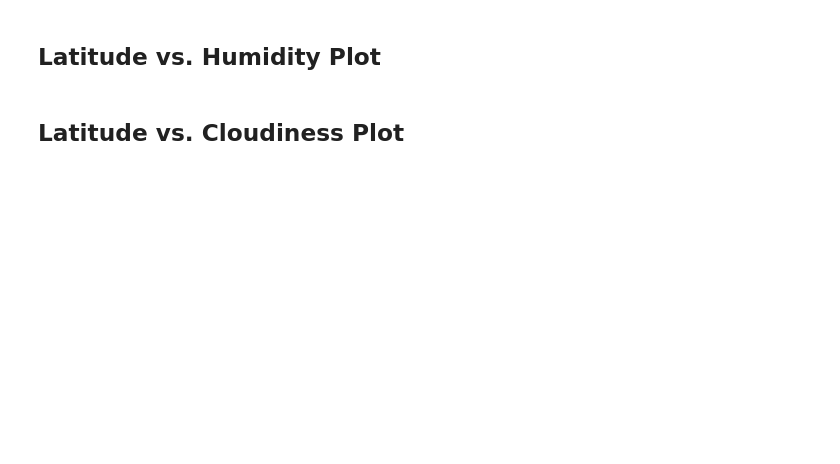
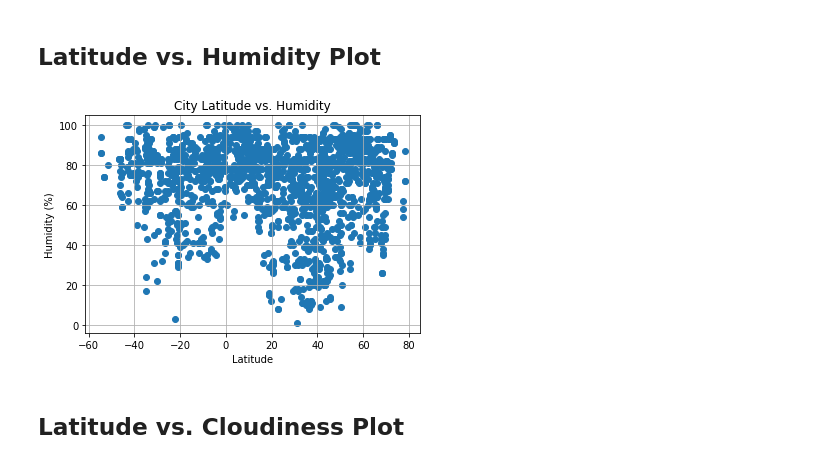
Before and after one commit to hauckc21/python-api-challenge, a Jupyter notebook: code/Weather.Py/WeatherPy.ipynb, the cells around one changed output. Cells and saved outputs as stored; diff of their text form; code cells hidden in the pictures; blank space fills up the shorter version.

```diff
--- a/code/Weather.Py/WeatherPy.ipynb
+++ b/code/Weather.Py/WeatherPy.ipynb
@@ -233,4 +181,14 @@ Skip this step if there are no cities that have humidity > 100%.
 # %% [markdown]
 ## Latitude vs. Humidity Plot
+# %%
+#Plot latitude vs humidity and save as .png
+plt.scatter(weather_data_df['Lat'], weather_data_df['Humidity'])
+plt.title(f'City Latitude vs. Humidity')
+plt.xlabel('Latitude')
+plt.ylabel('Humidity (%)')
+plt.grid(True)
+plt.savefig('lat_humid.png', bbox_inches='tight')
+# %% [output]
+[figure, added]
 # %% [markdown]
 ## Latitude vs. Cloudiness Plot
```
Also changed, not shown: parts of 22 cells of this notebook, 5 other files.
